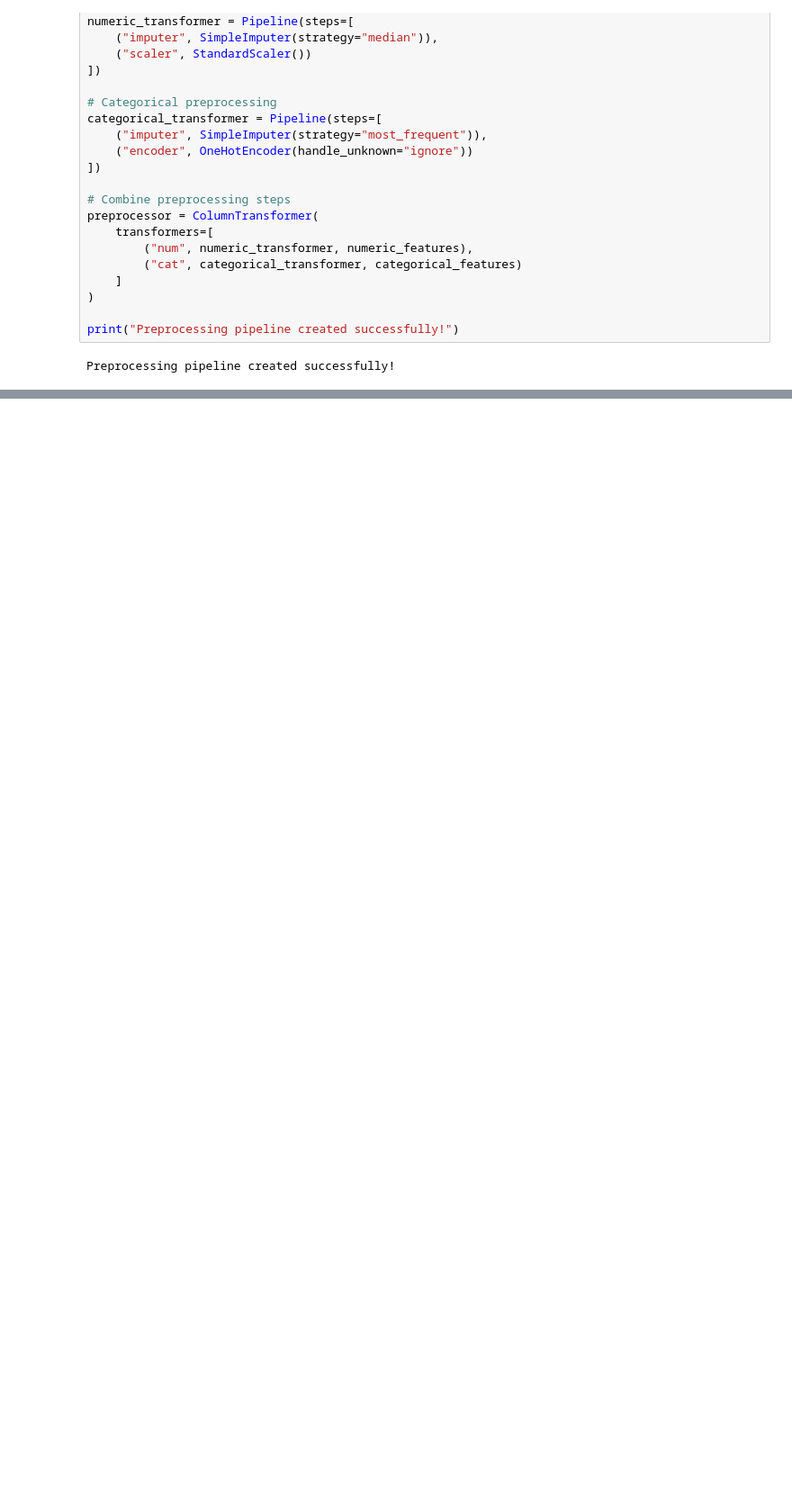
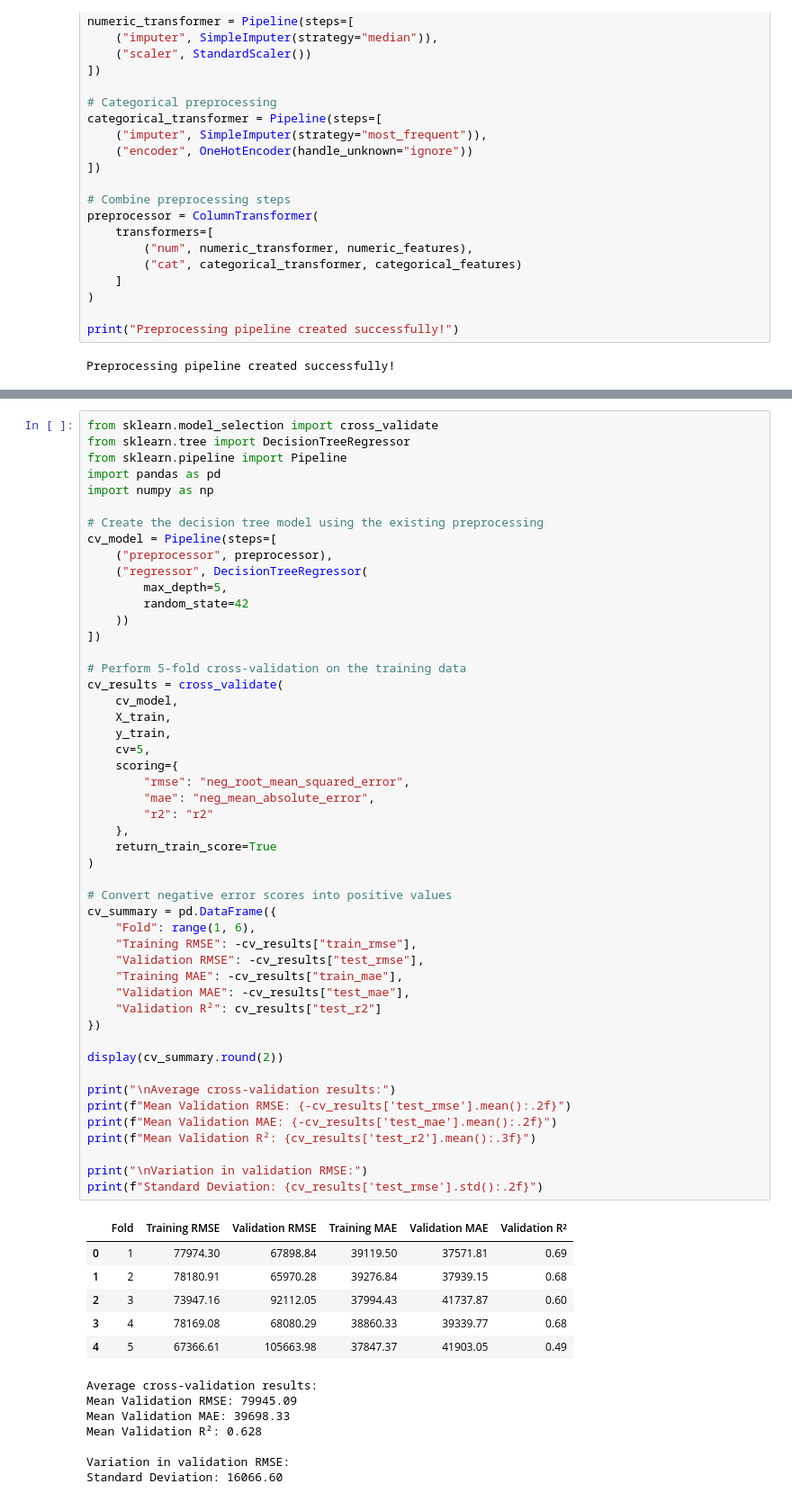
Before and after one commit to iaac-maai/group-3-day2-assignment, a Jupyter notebook: notebooks/supervised_learning.ipynb, the cells around one changed output, grey strips where cells are left out. Shown at 90% size. Cells and saved outputs as stored; diff of their text form; blank space fills up the shorter version.

```diff
--- a/notebooks/supervised_learning.ipynb
+++ b/notebooks/supervised_learning.ipynb
@@ -176,0 +464,63 @@ Preprocessing pipeline created successfully!
+# %%
+from sklearn.model_selection import cross_validate
+from sklearn.tree import DecisionTreeRegressor
+from sklearn.pipeline import Pipeline
+import pandas as pd
+import numpy as np
+
+# Create the decision tree model using the existing preprocessing
+cv_model = Pipeline(steps=[
+    ("preprocessor", preprocessor),
+    ("regressor", DecisionTreeRegressor(
+        max_depth=5,
+        random_state=42
+    ))
+])
+
+# Perform 5-fold cross-validation on the training data
+cv_results = cross_validate(
+    cv_model,
+    X_train,
+    y_train,
+    cv=5,
+    scoring={
+        "rmse": "neg_root_mean_squared_error",
+        "mae": "neg_mean_absolute_error",
+        "r2": "r2"
+    },
+    return_train_score=True
+)
+
+# Convert negative error scores into positive values
+cv_summary = pd.DataFrame({
+    "Fold": range(1, 6),
+    "Training RMSE": -cv_results["train_rmse"],
+    "Validation RMSE": -cv_results["test_rmse"],
+    "Training MAE": -cv_results["train_mae"],
+    "Validation MAE": -cv_results["test_mae"],
+    "Validation R²": cv_results["test_r2"]
+})
+
+display(cv_summary.round(2))
+
+print("\nAverage cross-validation results:")
+print(f"Mean Validation RMSE: {-cv_results['test_rmse'].mean():.2f}")
+print(f"Mean Validation MAE: {-cv_results['test_mae'].mean():.2f}")
+print(f"Mean Validation R²: {cv_results['test_r2'].mean():.3f}")
+
+print("\nVariation in validation RMSE:")
+print(f"Standard Deviation: {cv_results['test_rmse'].std():.2f}")
+# %% [output]
+|  | Fold | Training RMSE | Validation RMSE | Training MAE | Validation MAE | Validation R² |
+| 0 | 1 | 77974.30 | 67898.84 | 39119.50 | 37571.81 | 0.69 |
+| 1 | 2 | 78180.91 | 65970.28 | 39276.84 | 37939.15 | 0.68 |
+| 2 | 3 | 73947.16 | 92112.05 | 37994.43 | 41737.87 | 0.60 |
+| 3 | 4 | 78169.08 | 68080.29 | 38860.33 | 39339.77 | 0.68 |
+| 4 | 5 | 67366.61 | 105663.98 | 37847.37 | 41903.05 | 0.49 |
+Average cross-validation results:
+Mean Validation RMSE: 79945.09
+Mean Validation MAE: 39698.33
+Mean Validation R²: 0.628
+
+Variation in validation RMSE:
+Standard Deviation: 16066.60
```
Also changed, not shown: parts of 28 cells of this notebook.
